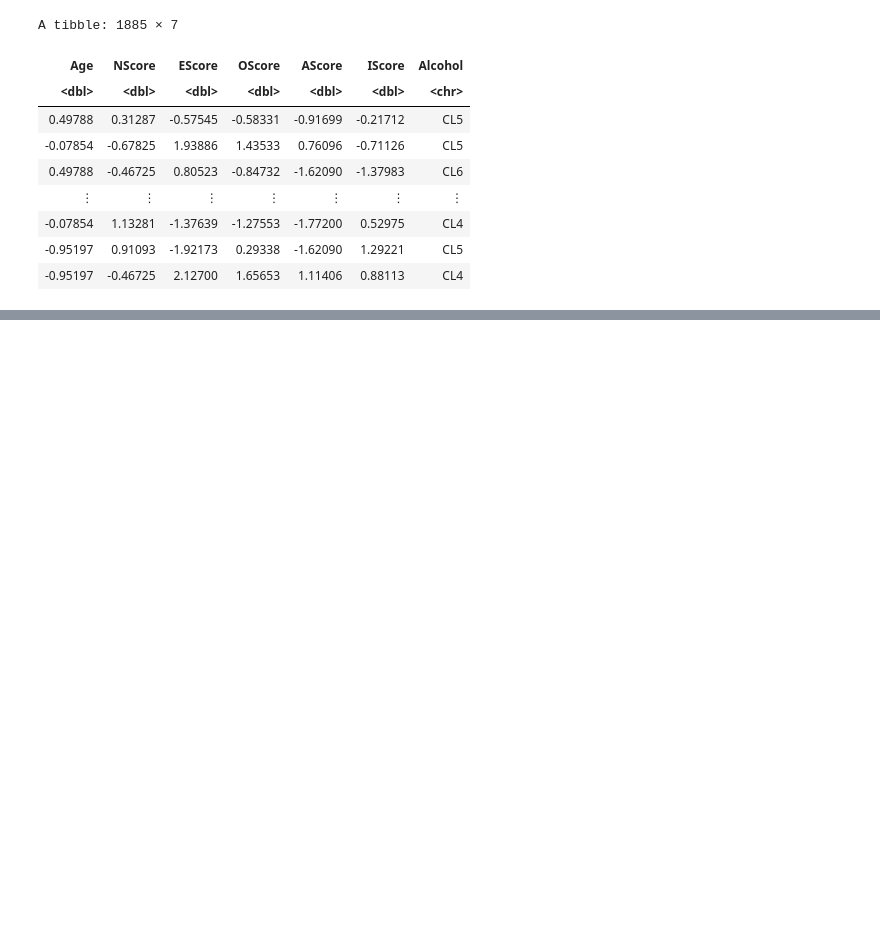
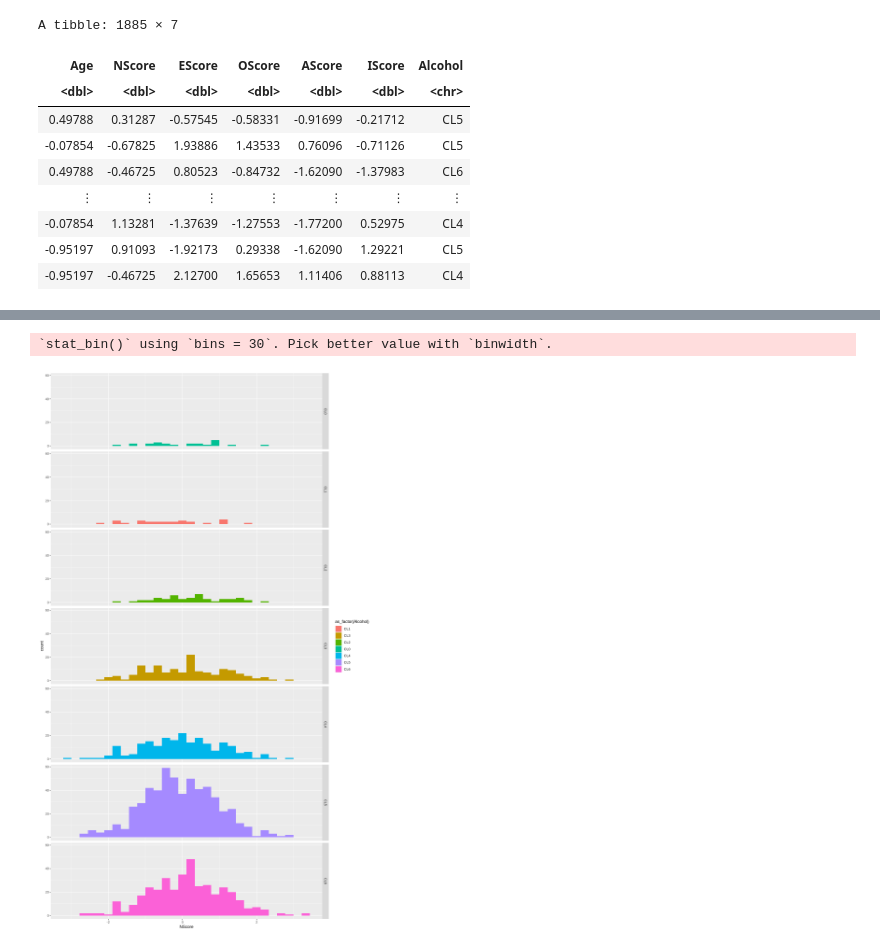
Before and after one commit to hyt152004/Alcohol-Consumption-Data-Analysis, a Jupyter notebook: group_project_proposal.ipynb, the cells around one changed output, grey strips where cells are left out. Saved outputs shown, nothing was run; the diff lists cells and outputs as text; code cells hidden in the pictures; blank space fills up the shorter version.

```diff
--- a/group_project_proposal.ipynb
+++ b/group_project_proposal.ipynb
@@ -88,0 +123,9 @@ A tibble: 1885 × 7
+# %%
+options(repr.plot.width = 12, repr.plot.height = 20)
+alcohol_plot_nscore <- ggplot(alcohol_train, aes(x = NScore, fill = as_factor(Alcohol))) +
+  geom_histogram() +
+ facet_grid(rows = vars(Alcohol))
+alcohol_plot_nscore
+# %% [output]
+`stat_bin()` using `bins = 30`. Pick better value with `binwidth`.
+[figure, added]
```
Also changed, not shown: parts of 9 cells of this notebook.
